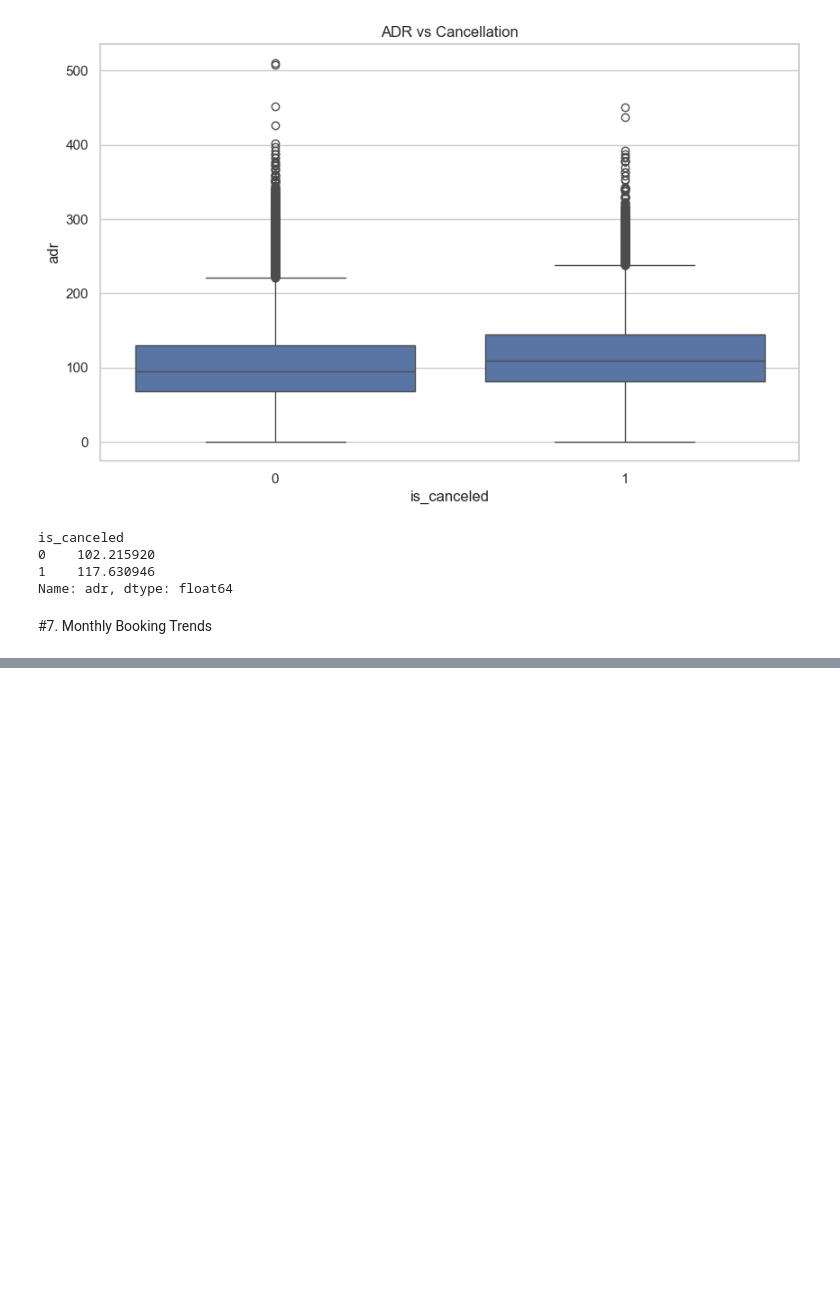
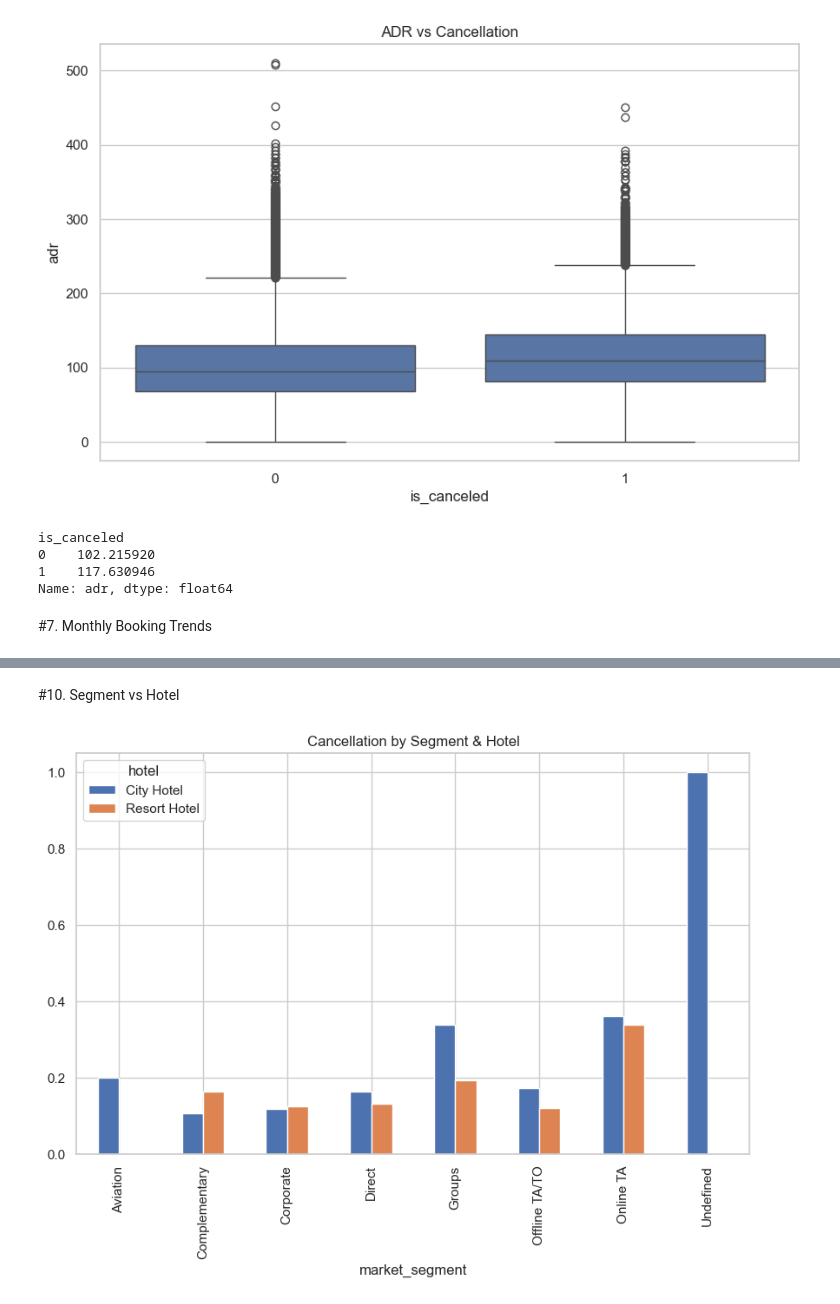
Before and after one commit to Jerolin911/Travel-Tourism-Hospitality-Customer-Retention-Analysis-Dynamic-Pricing, a Jupyter notebook: Project2_EDA.ipynb, the cells around one changed output, grey strips where cells are left out. Drawn from its saved outputs; the diff is of its cells as text; code cells hidden in the pictures; blank space fills up the shorter version.

```diff
--- a/Project2_EDA.ipynb
+++ b/Project2_EDA.ipynb
@@ -125,0 +157,9 @@ plt.show()
+# %% [markdown]
+#10. Segment vs Hotel
+# %%
+segment = df.groupby(['market_segment', 'hotel'])['is_canceled'].mean().unstack()
+segment.plot(kind='bar')
+plt.title("Cancellation by Segment & Hotel")
+plt.show()
+# %% [output]
+[figure, added]
```
Also changed, not shown: parts of 9 cells of this notebook.
